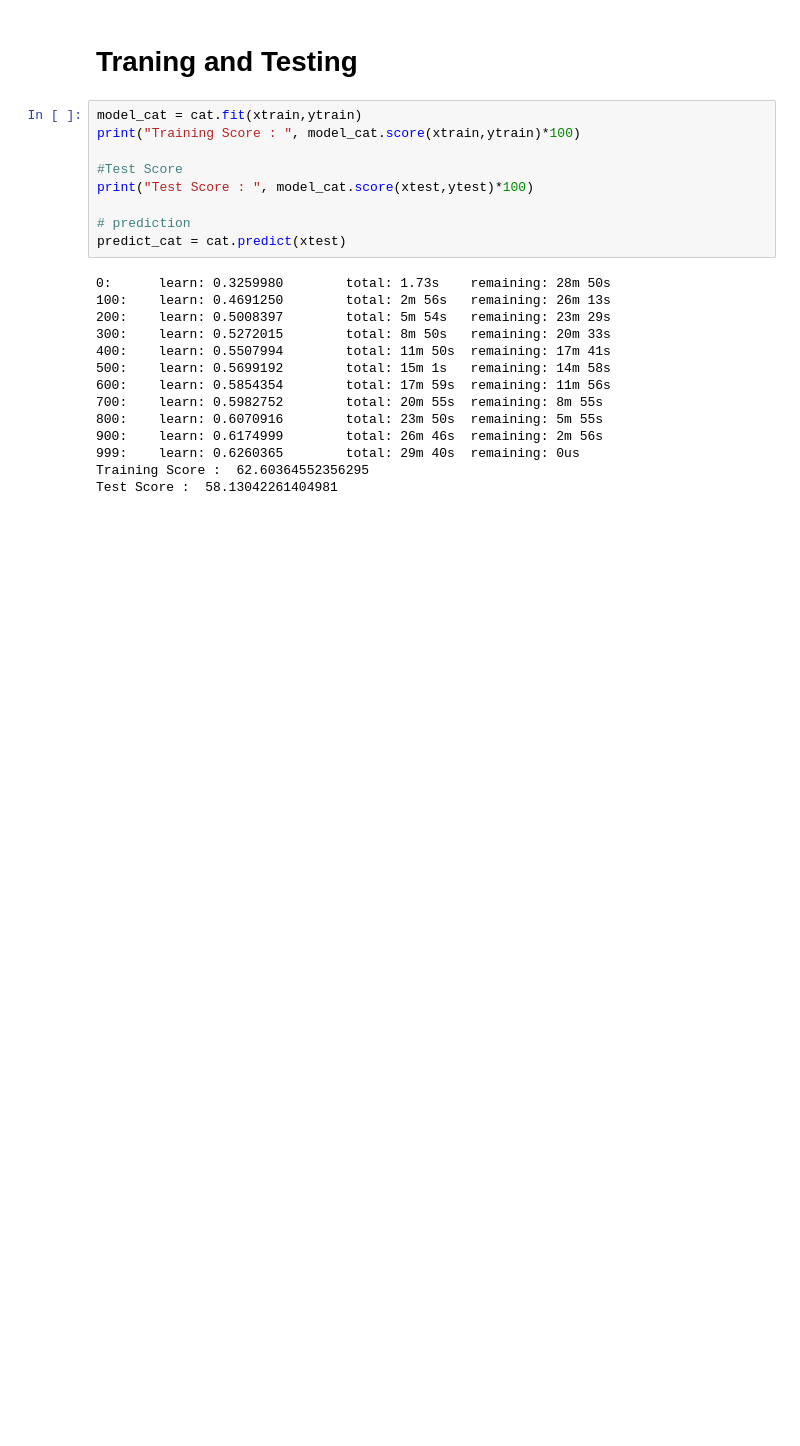
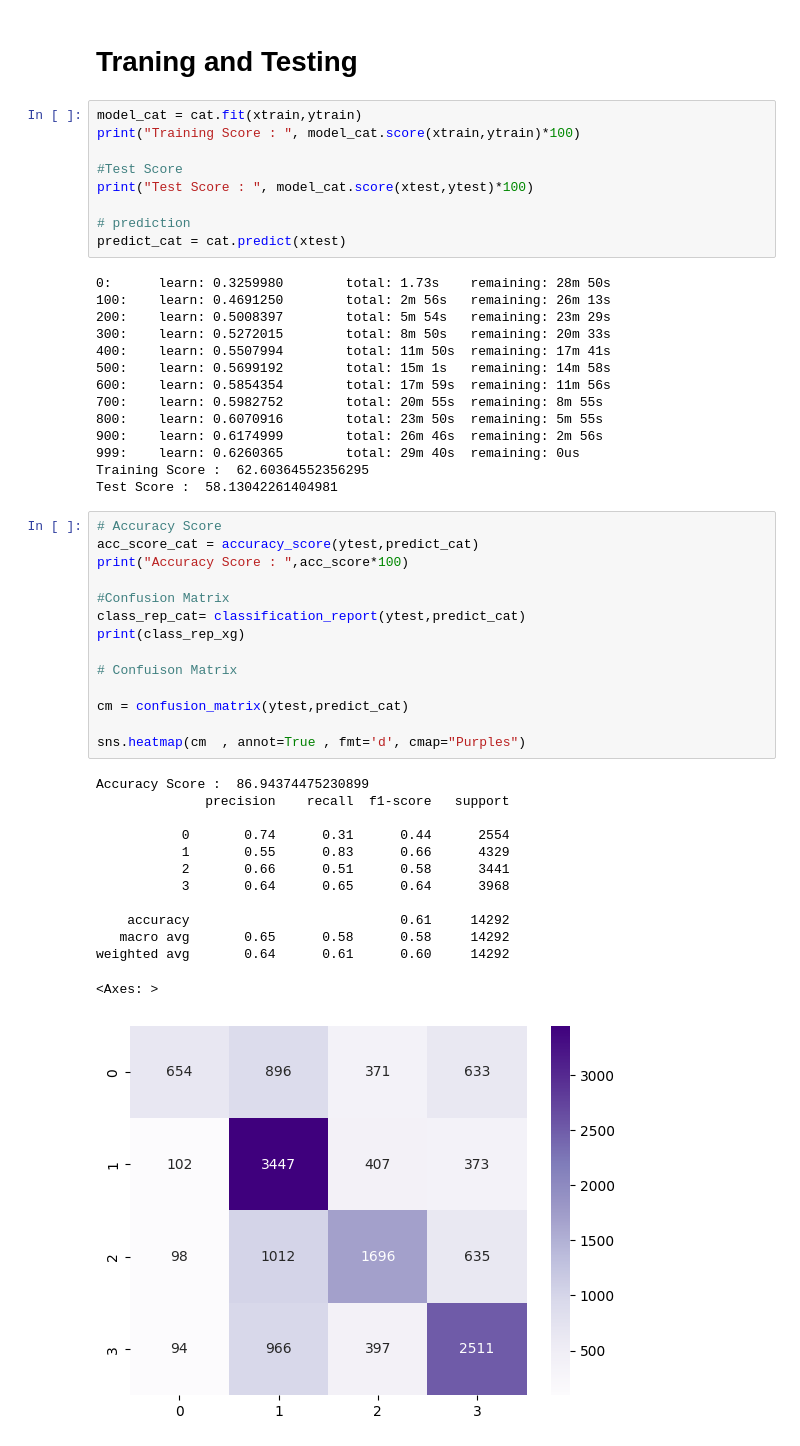
Before and after one commit to samifahim07/Twitter-Sentiment-Analysis-using-Machine-Learning, a Jupyter notebook: Twitter-sentiment.ipynb, the cells around one changed output. Cells and saved outputs as stored; diff of their text form; blank space fills up the shorter version.

```diff
--- a/Twitter-sentiment.ipynb
+++ b/Twitter-sentiment.ipynb
@@ -429,3 +429,31 @@ predict_cat = cat.predict(xtest)
 999:    learn: 0.6260365        total: 29m 40s  remaining: 0us
 Training Score :  62.60364552356295
 Test Score :  58.13042261404981
+# %%
+# Accuracy Score
+acc_score_cat = accuracy_score(ytest,predict_cat)
+print("Accuracy Score : ",acc_score*100)
+
+#Confusion Matrix
+class_rep_cat= classification_report(ytest,predict_cat)
+print(class_rep_xg)
+
+# Confuison Matrix
+
+cm = confusion_matrix(ytest,predict_cat)
+
+sns.heatmap(cm  , annot=True , fmt='d', cmap="Purples")
+# %% [output]
+Accuracy Score :  86.94374475230899
+              precision    recall  f1-score   support
+
+           0       0.74      0.31      0.44      2554
+           1       0.55      0.83      0.66      4329
+           2       0.66      0.51      0.58      3441
+           3       0.64      0.65      0.64      3968
+
+    accuracy                           0.61     14292
+   macro avg       0.65      0.58      0.58     14292
+weighted avg       0.64      0.61      0.60     14292
+<Axes: >
+[figure, added]
```
